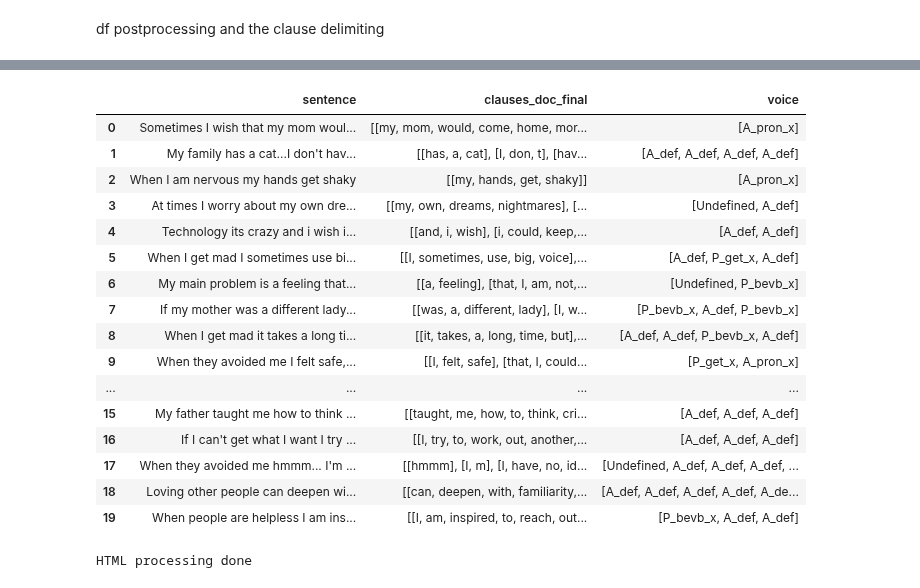
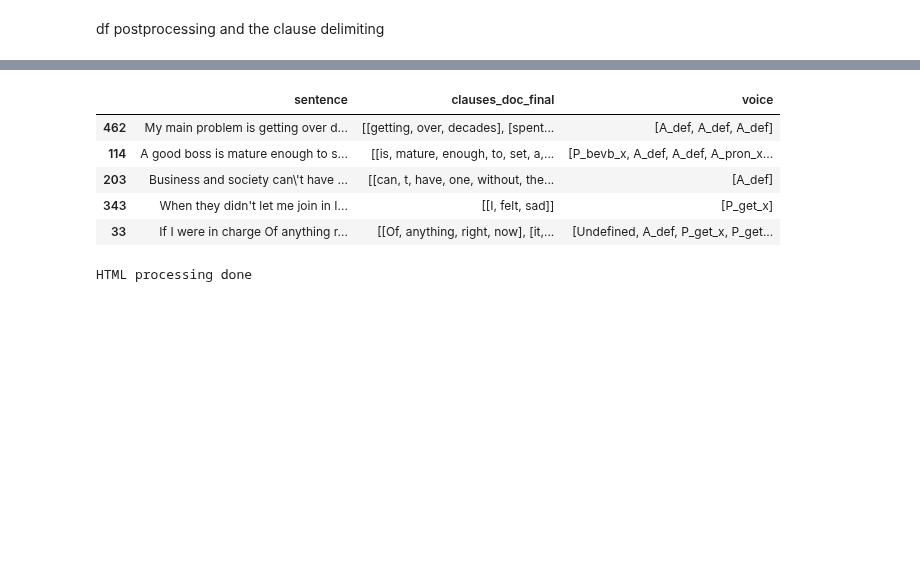
Before and after one commit to perspegrity5/SL_NLP_PassiveActive1, a Jupyter notebook: spacy_classifiers.ipynb, the cells around one changed output, grey strips where cells are left out. Drawn from its saved outputs; the diff is of its cells as text; code cells hidden in the pictures; blank space fills up the shorter version.

```diff
--- a/spacy_classifiers.ipynb
+++ b/spacy_classifiers.ipynb
@@ -25,7 +26,7 @@ import spacy
 import html
 from spacy import displacy
 
-nlp = spacy.load('en_core_web_lg')
+nlp = spacy.load('en_core_web_md')
 print("Loaded models")
 # %% [output]
 Loaded models
@@ -105,0 +40,7 @@ Index(['survey_id', 'prompt_number', 'prompt_id', 'prompt', 'response',
+# %%
+from io import StringIO
+import pandas as pd, numpy as np
+
+df = pd.read_csv("./input.csv")
+print(df.columns)
+df.sample(frac=1).head()
@@ -199,8 +152,6 @@ df.sample(frac = 1).head()
 # %% [markdown]
 df postprocessing and the clause delimiting
 # %%
-df['split_by_verbs'] = df['split_by_verbs_arr'].apply(lambda op : ' '.join(["|{}| {}".format(i+1, op[i]) for i in range(len(op))]))
-
 def remove_prompts(df):
     prompt, tokens_arr = df.prompt, df.split_by_verbs_arr
     pdoc = nlp(prompt)
@@ -237,22 +188,8 @@ def process_text_df(clauses_arr):
 
     return new_arr
 
-ignore_df = None
-if "prompt" in df.columns:
-    df['clauses_doc_final'] = df[['prompt', 'split_by_verbs_arr']].apply(remove_prompts, axis = 1)
-    df['clauses_text_final'] = df['clauses_doc_final'].apply(process_text_df)
-    df['split_by_verbs'] = df['clauses_text_final'].apply(lambda op : ' '.join(["|{}| {}".format(i+1, op[i]) for i in range(len(op))]))
-    df['is_correct'] = df.apply(lambda x : re.sub("[a-z0-9]+", "", x['response_delimited'].strip().lower()) == re.sub("[a-z0-9]+", "", x['split_by_verbs'].strip().lower()), axis = 1)
-    ignore_df = df[['response_delimited', 'split_by_verbs', 'is_correct']].sample(frac = 1).head()
-else:
-    df['split_by_verbs_arr_cleaned'] = df['split_by_verbs_arr'].apply(process_text_df)
-    df['split_by_verbs'] = df['split_by_verbs_arr_cleaned'].apply(lambda op : ' '.join(["||{}| {}".format(i+1, op[i]) for i in range(len(op))]))
-    df['tokens_set'] = df['nlp_doc'].apply(lambda doc : ";".join(["{}={}, {}, {}".format(token.text, token.tag_, token.dep_, token.pos_) for token in doc]))
-    df[['tempID', 'sentence', 'split_by_verbs', 'tokens_set']].to_csv("./output.csv", index = False)
-    df['reconstructed'] = df['split_by_verbs'].apply(lambda x : re.sub("\s+", " ", re.sub("\|\|\d+\|", "", x)))
-    df['is_correct'] = df.apply(lambda x : re.sub("[a-z0-9]+", "", x['preprocessed_sentence'].strip().lower()) == re.sub("[a-zA-Z0-9]+", "", x['reconstructed'].strip().lower()), axis = 1)
-    ignore_df = df[['preprocessed_sentence', 'reconstructed', 'is_correct']].sample(frac=1).head()
-
-print(df.columns)
-ignore_df
+df['clauses_doc_final'] = df[['prompt', 'split_by_verbs_arr']].apply(remove_prompts, axis = 1)
+df['clauses_text_final'] = df['clauses_doc_final'].apply(process_text_df)
+df['split_by_verbs_arr_cleaned'] = df['split_by_verbs_arr'].apply(process_text_df)
+df.sample(frac = 1).head(20)
 # %% [output]
@@ -297,50 +222,39 @@ def voice_rule_engine(clause):
             return a_poss
 
     ct = 0
     for x in clause:
         if x.text.lower().strip() in ['yes', 'no']:
             ct += 1
     if ct >= len(clause)/2:
         return p_yn
 
     BEING_VERBS = ['is', 'was', 'am', 'are', 'were', 'wasn', 'weren', 'isn']
     for x in clause:
         if x.text.lower().strip() in BEING_VERBS:
             return p_beverb
 
     for x in clause:
         if x.dep_ == "acomp":
             return p_get
 
     return a_def
 
 def clauses_voice(arr_of_clauses):
     op = []
     for clause in arr_of_clauses:
         voice = voice_rule_engine(clause)
         op.append(voice)
     return op
 
 df['voice'] = df.clauses_doc_final.apply(clauses_voice)
-df[['sentence', 'clauses_doc_final', 'voice']].head(20)
+df[['sentence', 'clauses_doc_final', 'voice']].sample(frac = 1).head()
 # %% [output]
 |  | sentence | clauses_doc_final | voice |
-| 0 | Sometimes I wish that my mom woul... | [[my, mom, would, come, home, mor... | [A_pron_x] |
-| 1 | My family has a cat...I don't hav... | [[has, a, cat], [I, don, t], [hav... | [A_def, A_def, A_def, A_def] |
-| 2 | When I am nervous my hands get shaky | [[my, hands, get, shaky]] | [A_pron_x] |
-| 3 | At times I worry about my own dre... | [[my, own, dreams, nightmares], [... | [Undefined, A_def] |
-| 4 | Technology its crazy and i wish i... | [[and, i, wish], [i, could, keep,... | [A_def, A_def] |
-| 5 | When I get mad I sometimes use bi... | [[I, sometimes, use, big, voice],... | [A_def, P_get_x, A_def] |
-| 6 | My main problem is a feeling that... | [[a, feeling], [that, I, am, not,... | [Undefined, P_bevb_x] |
-| 7 | If my mother was a different lady... | [[was, a, different, lady], [I, w... | [P_bevb_x, A_def, P_bevb_x] |
-| 8 | When I get mad it takes a long ti... | [[it, takes, a, long, time, but],... | [A_def, A_def, P_bevb_x, A_def] |
-| 9 | When they avoided me I felt safe,... | [[I, felt, safe], [that, I, could... | [P_get_x, A_pron_x] |
-| ... | ... | ... | ... |
-| 15 | My father taught me how to think ... | [[taught, me, how, to, think, cri... | [A_def, A_def, A_def] |
-| 16 | If I can't get what I want I try ... | [[I, try, to, work, out, another,... | [A_def, A_def, A_def] |
-| 17 | When they avoided me hmmm... I'm ... | [[hmmm], [I, m], [I, have, no, id... | [Undefined, A_def, A_def, A_def, ... |
-| 18 | Loving other people can deepen wi... | [[can, deepen, with, familiarity,... | [A_def, A_def, A_def, A_def, A_de... |
-| 19 | When people are helpless I am ins... | [[I, am, inspired, to, reach, out... | [P_bevb_x, A_def, A_def] |
+| 462 | My main problem is getting over d... | [[getting, over, decades], [spent... | [A_def, A_def, A_def] |
+| 114 | A good boss is mature enough to s... | [[is, mature, enough, to, set, a,... | [P_bevb_x, A_def, A_def, A_pron_x... |
+| 203 | Business and society can\'t have ... | [[can, t, have, one, without, the... | [A_def] |
+| 343 | When they didn't let me join in I... | [[I, felt, sad]] | [P_get_x] |
+| 33 | If I were in charge Of anything r... | [[Of, anything, right, now], [it,... | [Undefined, A_def, P_get_x, P_get... |
 # %%
 def htmlise(df):
     html_fs = """
```
Also changed, not shown: parts of 10 cells of this notebook, 6 other files.
